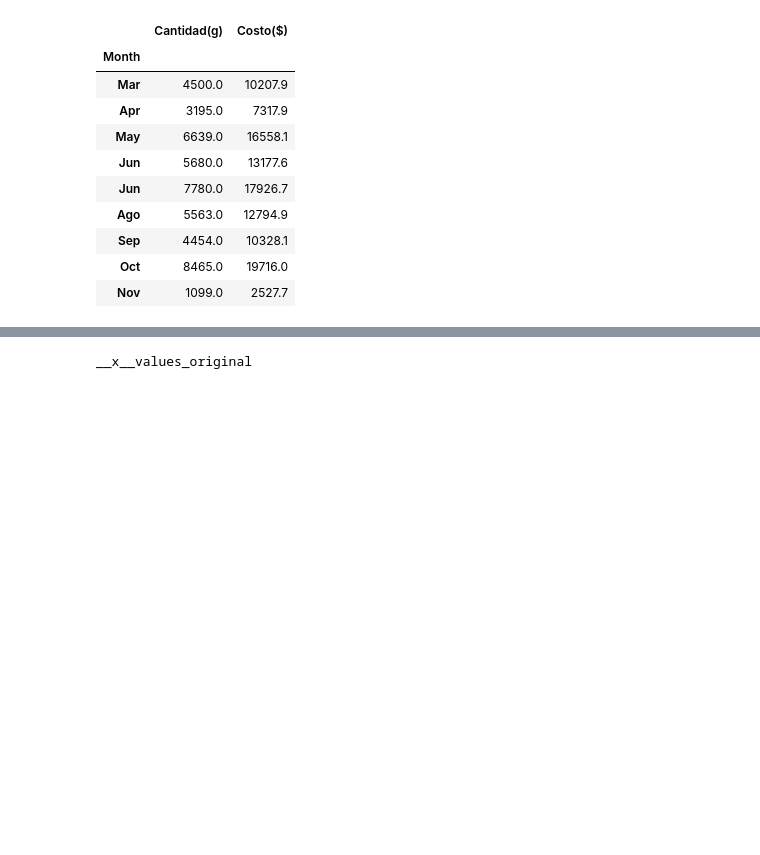
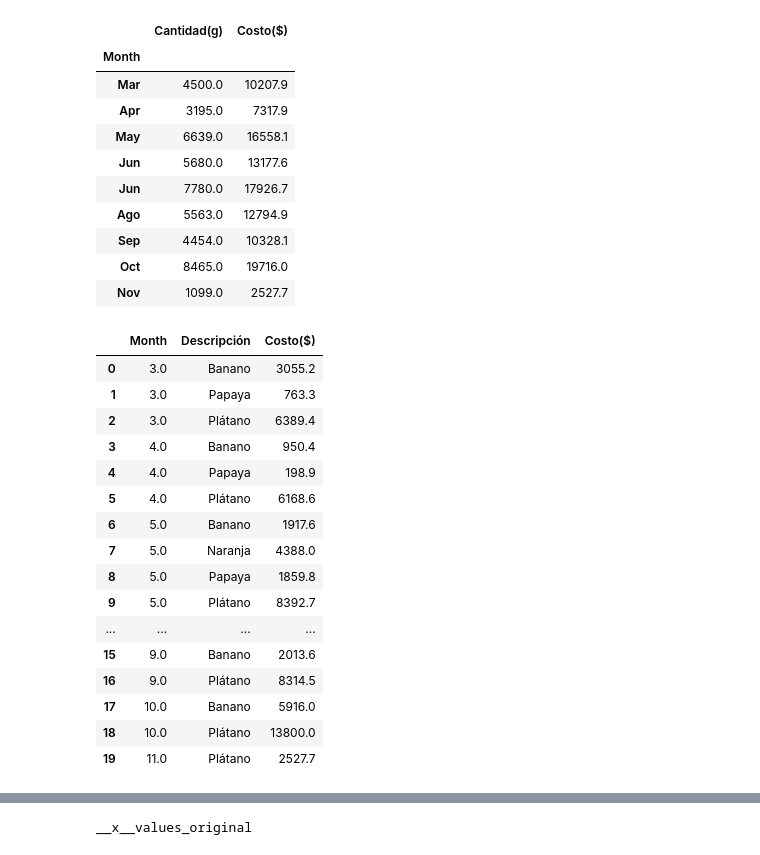
Before and after one commit to isabelyb/bokeh_birds_dashboard, a Jupyter notebook: birds_dashboard.ipynb, the cells around one changed output, grey strips where cells are left out. Drawn from its saved outputs; the diff is of its cells as text; code cells hidden in the pictures; blank space fills up the shorter version.

```diff
--- a/birds_dashboard.ipynb
+++ b/birds_dashboard.ipynb
@@ -229,3 +229,24 @@ by_month
 # by_fruit = df.groupby(['Descripción']).sum()
 # by_fruit = by_fruit.drop(['Costo($)'], axis=1)
 # by_fruit.pivot(columns='Cantidad(g)',values='Descripción')
+# %%
+df_cost = df4.drop(['Cantidad(g)'], axis=1)
+df_cost
+# %% [output]
+|  | Month | Descripción | Costo($) |
+| 0 | 3.0 | Banano | 3055.2 |
+| 1 | 3.0 | Papaya | 763.3 |
+| 2 | 3.0 | Plátano | 6389.4 |
+| 3 | 4.0 | Banano | 950.4 |
+| 4 | 4.0 | Papaya | 198.9 |
+| 5 | 4.0 | Plátano | 6168.6 |
+| 6 | 5.0 | Banano | 1917.6 |
+| 7 | 5.0 | Naranja | 4388.0 |
+| 8 | 5.0 | Papaya | 1859.8 |
+| 9 | 5.0 | Plátano | 8392.7 |
+| ... | ... | ... | ... |
+| 15 | 9.0 | Banano | 2013.6 |
+| 16 | 9.0 | Plátano | 8314.5 |
+| 17 | 10.0 | Banano | 5916.0 |
+| 18 | 10.0 | Plátano | 13800.0 |
+| 19 | 11.0 | Plátano | 2527.7 |
```
Also changed, not shown: parts of 3 cells of this notebook, 1 other file.
